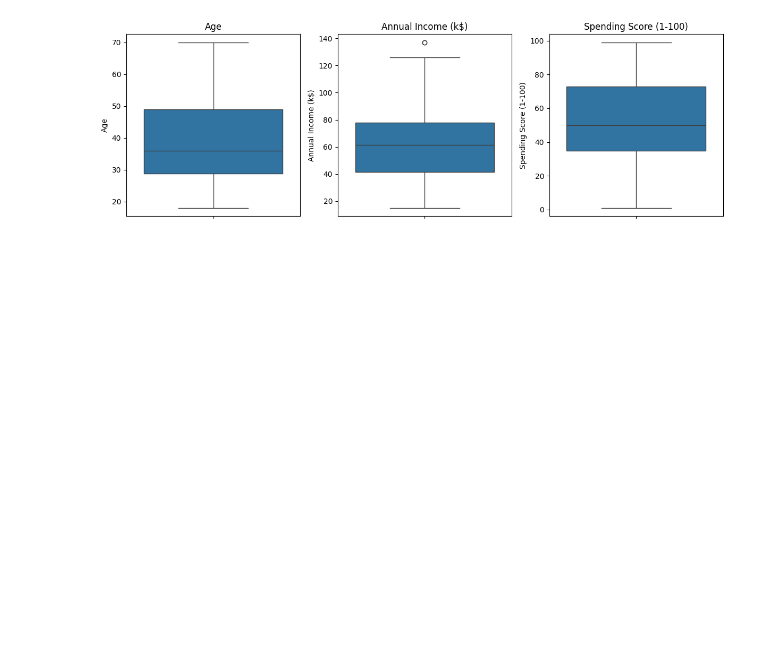
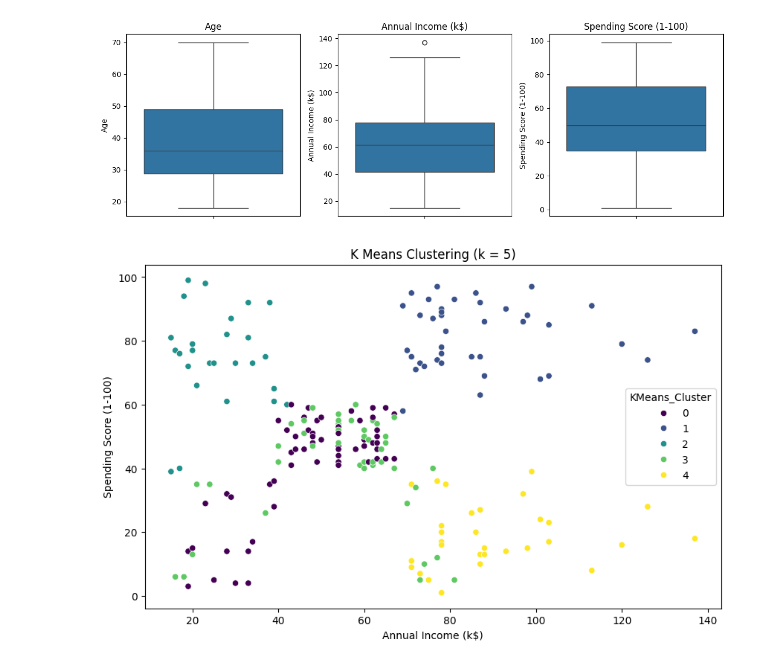
Before and after one commit to fonkerina/Data-Science-Journey, a Jupyter notebook: Week 6/Unsupervised Learning.ipynb, the cells around one changed output. Saved outputs shown, nothing was run; the diff lists cells and outputs as text; code cells hidden in the pictures; blank space fills up the shorter version.

```diff
--- a/Week 6/Unsupervised Learning.ipynb
+++ b/Week 6/Unsupervised Learning.ipynb
@@ -133,3 +133,18 @@ X = df[['Age', 'Annual Income (k$)', 'Spending Score (1-100)']]
 from sklearn.preprocessing import StandardScaler
 scaler = StandardScaler()
 X_scaled = scaler.fit_transform(X)
+# %%
+# K-means clustering
+from sklearn.cluster import KMeans
+
+kmeans = KMeans(n_clusters = 5, random_state = 42)
+kmeans.fit(X_scaled)
+df["KMeans_Cluster"] = kmeans.labels_
+
+# Visualise K means clustering
+plt.figure(figsize = (10,6))
+sns.scatterplot(x = "Annual Income (k$)", y = "Spending Score (1-100)", hue = "KMeans_Cluster", data = df, palette = "viridis")
+plt.title("K Means Clustering (k = 5)")
+plt.show()
+# %% [output]
+[figure, added]
```
Also changed, not shown: parts of 7 cells of this notebook.
